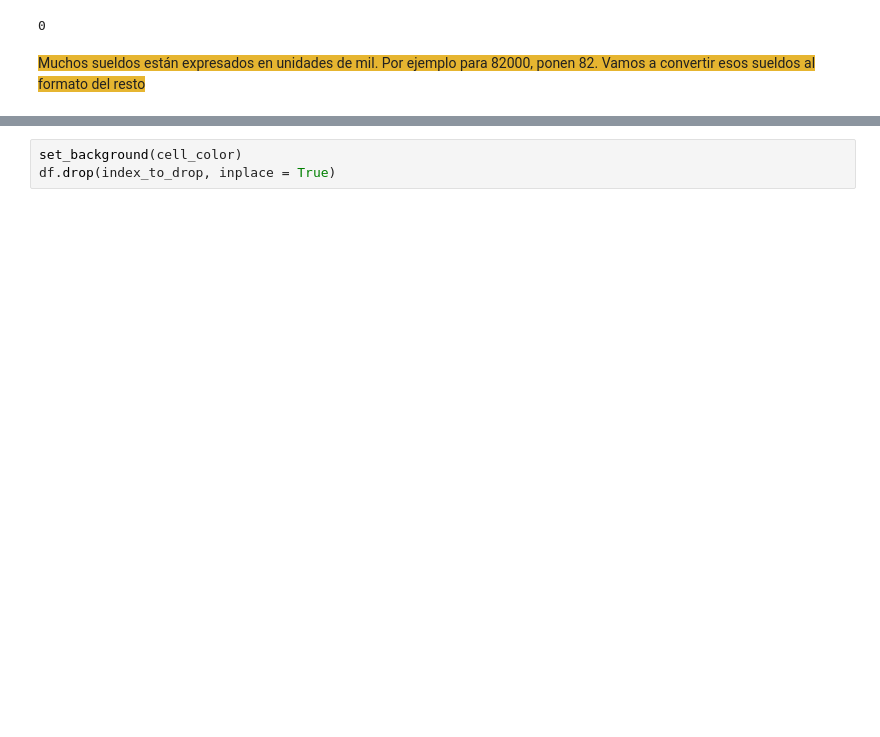
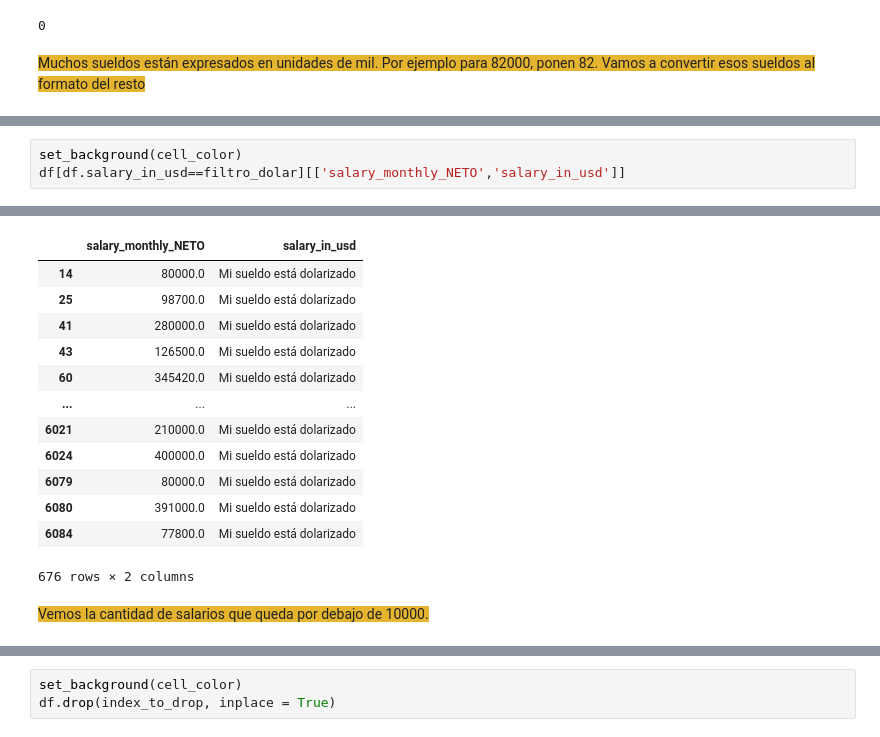
Before and after one commit to cgoviedo/Diplodatos, a Jupyter notebook: analisis_visualizacion/Entregable_Parte_1_limpio.ipynb, the cells around one changed output, grey strips where cells are left out. Cells and saved outputs as stored; diff of their text form; blank space fills up the shorter version.

```diff
--- a/analisis_visualizacion/Entregable_Parte_1_limpio.ipynb
+++ b/analisis_visualizacion/Entregable_Parte_1_limpio.ipynb
@@ -156,0 +213,4 @@ Cantidad de salarios <= 1000 : 182, % respecto al total 0.02986054142739951
+# %%
+set_background(cell_color)
+df[df.salary_in_usd==filtro_dolar][['salary_monthly_NETO','salary_in_usd']]
+# %% [output]
@@ -156,0 +218,15 @@ Cantidad de salarios <= 1000 : 182, % respecto al total 0.02986054142739951
+|  | salary_monthly_NETO | salary_in_usd |
+| 14 | 80000.0 | Mi sueldo está dolarizado |
+| 25 | 98700.0 | Mi sueldo está dolarizado |
+| 41 | 280000.0 | Mi sueldo está dolarizado |
+| 43 | 126500.0 | Mi sueldo está dolarizado |
+| 60 | 345420.0 | Mi sueldo está dolarizado |
+| ... | ... | ... |
+| 6021 | 210000.0 | Mi sueldo está dolarizado |
+| 6024 | 400000.0 | Mi sueldo está dolarizado |
+| 6079 | 80000.0 | Mi sueldo está dolarizado |
+| 6080 | 391000.0 | Mi sueldo está dolarizado |
+| 6084 | 77800.0 | Mi sueldo está dolarizado |
+676 rows × 2 columns
+# %% [markdown]
+<span style='background:#e6b530'> Vemos la cantidad de salarios que queda por debajo de 10000. </span>
```
Also changed, not shown: parts of 13 cells of this notebook, 1 other file.
